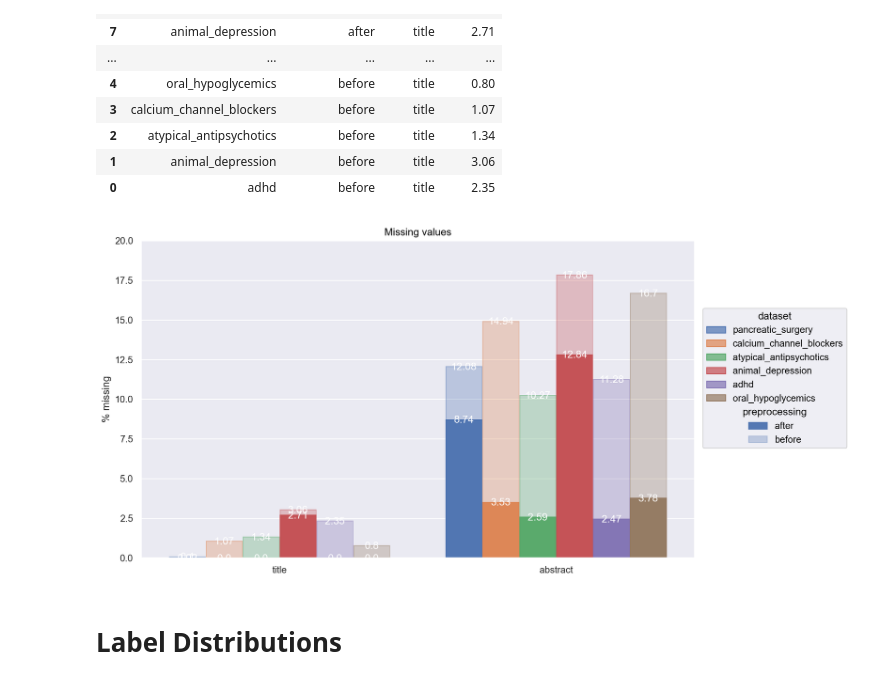
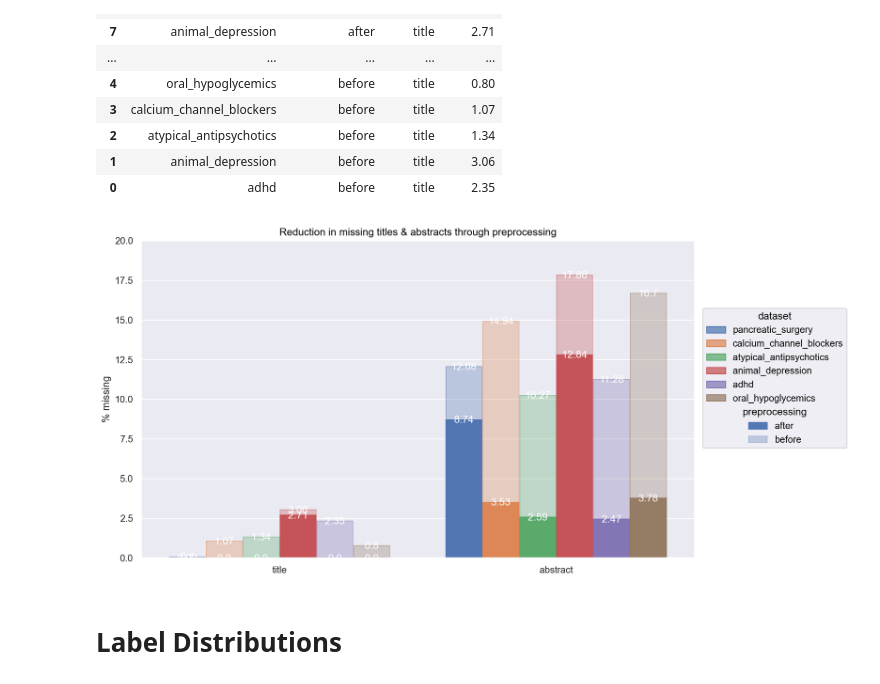
Before and after one commit to MarcoAigner/automated_title_abstract_screening, a Jupyter notebook: chapters/notebooks/3_2_preparation/3_2_2_analysis/3_2_2_analysis.ipynb, the cells around one changed output. Drawn from its saved outputs; the diff is of its cells as text; code cells hidden in the pictures.

```diff
--- a/chapters/notebooks/3_2_preparation/3_2_2_analysis/3_2_2_analysis.ipynb
+++ b/chapters/notebooks/3_2_preparation/3_2_2_analysis/3_2_2_analysis.ipynb
@@ -117,14 +118,14 @@ missings_long
 # %%
 (
     so.Plot(data=missings_long, x='type', y='missing', color='dataset', alpha='preprocessing', edgealpha='preprocessing', text='missing')
     .add(so.Bar(), so.Dodge(by=['color']))
-    .add(so.Text(color='w', alpha=1), so.Dodge(by=['color']))
-    .label(x='', y='% missing', title='Missing values', legend='Test')
+    .add(so.Text(color='w', offset=5, alpha=1), so.Dodge(by=['color']))
+    .label(x='', y='% missing', title='Reduction in missing titles & abstracts through preprocessing', legend='Test')
     .scale()
     .layout(size=(10, 6))
     .limit(y=(0,20))
 )
 # %% [output]
-[figure, old version]
+[figure, new version]
 # %% [markdown]
 # Label Distributions
```
Also changed, not shown: parts of 16 cells of this notebook.
